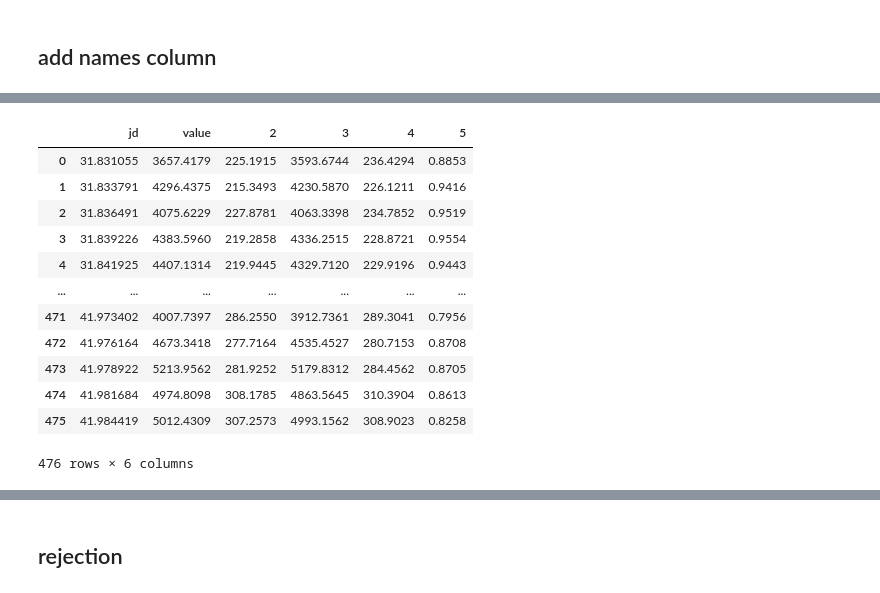
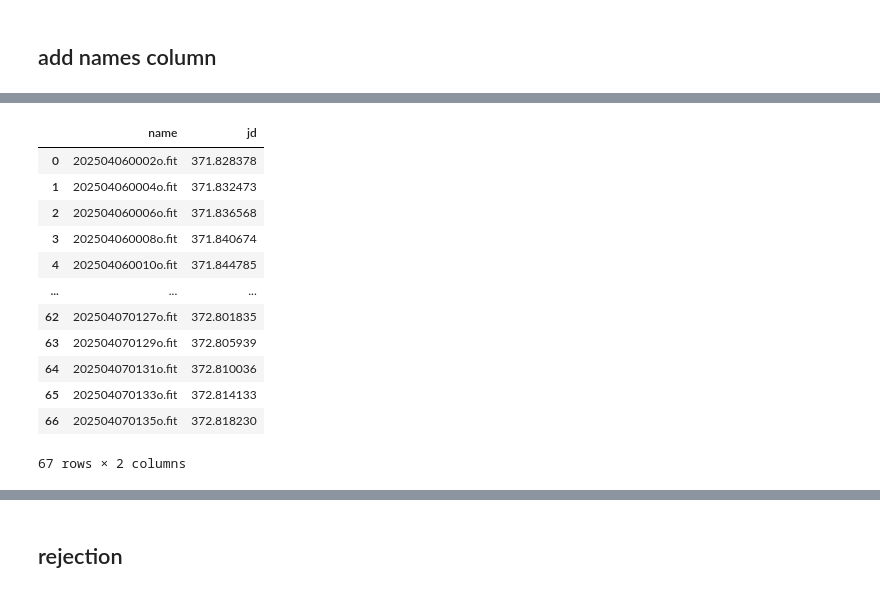
Before and after one commit to MaximilianoVM/isis_tools, a Jupyter notebook: outliers_names.ipynb, the cells around one changed output, grey strips where cells are left out. Drawn from its saved outputs; the diff is of its cells as text; code cells hidden in the pictures.

```diff
--- a/outliers_names.ipynb
+++ b/outliers_names.ipynb
@@ -11,20 +46,19 @@ import pandas as pd
 # %%
-lc139_df = pd.read_csv('../images4/lc30.data', delim_whitespace=True, header=None)
+dates_df = pd.read_csv(f'../register{register_set}/dates', delim_whitespace=True, header=None)
+dates_df.columns = ['name', 'jd']
 
-lc139_df.columns = ['jd', 'value', 2, 3, 4, 5]
-
-lc139_df
+dates_df
 # %% [output]
-|  | jd | value | 2 | 3 | 4 | 5 |
-| 0 | 31.831055 | 3657.4179 | 225.1915 | 3593.6744 | 236.4294 | 0.8853 |
-| 1 | 31.833791 | 4296.4375 | 215.3493 | 4230.5870 | 226.1211 | 0.9416 |
-| 2 | 31.836491 | 4075.6229 | 227.8781 | 4063.3398 | 234.7852 | 0.9519 |
-| 3 | 31.839226 | 4383.5960 | 219.2858 | 4336.2515 | 228.8721 | 0.9554 |
-| 4 | 31.841925 | 4407.1314 | 219.9445 | 4329.7120 | 229.9196 | 0.9443 |
-| ... | ... | ... | ... | ... | ... | ... |
-| 471 | 41.973402 | 4007.7397 | 286.2550 | 3912.7361 | 289.3041 | 0.7956 |
-| 472 | 41.976164 | 4673.3418 | 277.7164 | 4535.4527 | 280.7153 | 0.8708 |
-| 473 | 41.978922 | 5213.9562 | 281.9252 | 5179.8312 | 284.4562 | 0.8705 |
-| 474 | 41.981684 | 4974.8098 | 308.1785 | 4863.5645 | 310.3904 | 0.8613 |
-| 475 | 41.984419 | 5012.4309 | 307.2573 | 4993.1562 | 308.9023 | 0.8258 |
+|  | name | jd |
+| 0 | 202504060002o.fit | 371.828378 |
+| 1 | 202504060004o.fit | 371.832473 |
+| 2 | 202504060006o.fit | 371.836568 |
+| 3 | 202504060008o.fit | 371.840674 |
+| 4 | 202504060010o.fit | 371.844785 |
+| ... | ... | ... |
+| 62 | 202504070127o.fit | 372.801835 |
+| 63 | 202504070129o.fit | 372.805939 |
+| 64 | 202504070131o.fit | 372.810036 |
+| 65 | 202504070133o.fit | 372.814133 |
+| 66 | 202504070135o.fit | 372.818230 |
-476 rows × 6 columns
+67 rows × 2 columns
```
Also changed, not shown: parts of 13 cells of this notebook.
